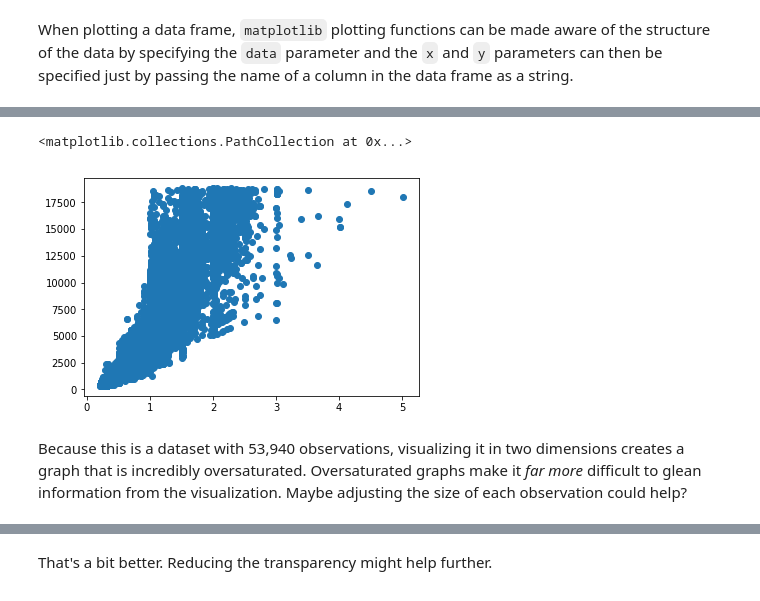
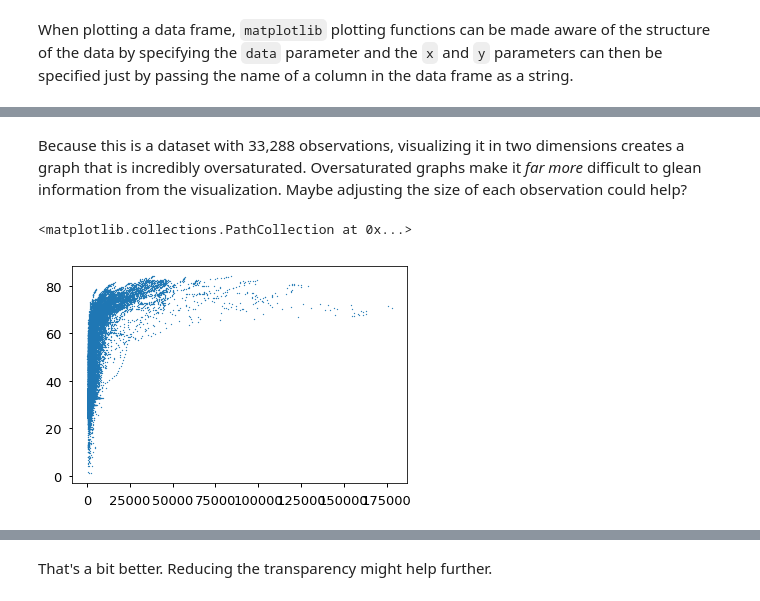
Before and after one commit to UofTCoders/2018-09-10-utoronto, a Jupyter notebook: code/4-advanced-gapminder.ipynb, the cells around one changed output, grey strips where cells are left out. Saved outputs shown, nothing was run; the diff lists cells and outputs as text; code cells hidden in the pictures.

Commit message:
finish edits to tidy section and beginnig of plots

```diff
--- a/code/4-advanced-gapminder.ipynb
+++ b/code/4-advanced-gapminder.ipynb
@@ -312,8 +322,8 @@ When plotting a data frame, `matplotlib` plotting functions can be made aware of
+# %% [markdown]
+Because this is a dataset with 33,288 observations, visualizing it in two dimensions creates a graph that is incredibly oversaturated. Oversaturated graphs make it *far more* difficult to glean information from the visualization. Maybe adjusting the size of each observation could help?
 # %%
 fig, ax = plt.subplots()
-ax.scatter('carat', 'price', data=diamonds)
+ax.scatter('income', 'life_expectancy', data=survey, s=1)
 # %% [output]
 <matplotlib.collections.PathCollection at 0x...>
-[figure, old version]
+[figure, new version]
-# %% [markdown]
-Because this is a dataset with 53,940 observations, visualizing it in two dimensions creates a graph that is incredibly oversaturated. Oversaturated graphs make it *far more* difficult to glean information from the visualization. Maybe adjusting the size of each observation could help?
```
Also changed, not shown: parts of 26 cells of this notebook.
